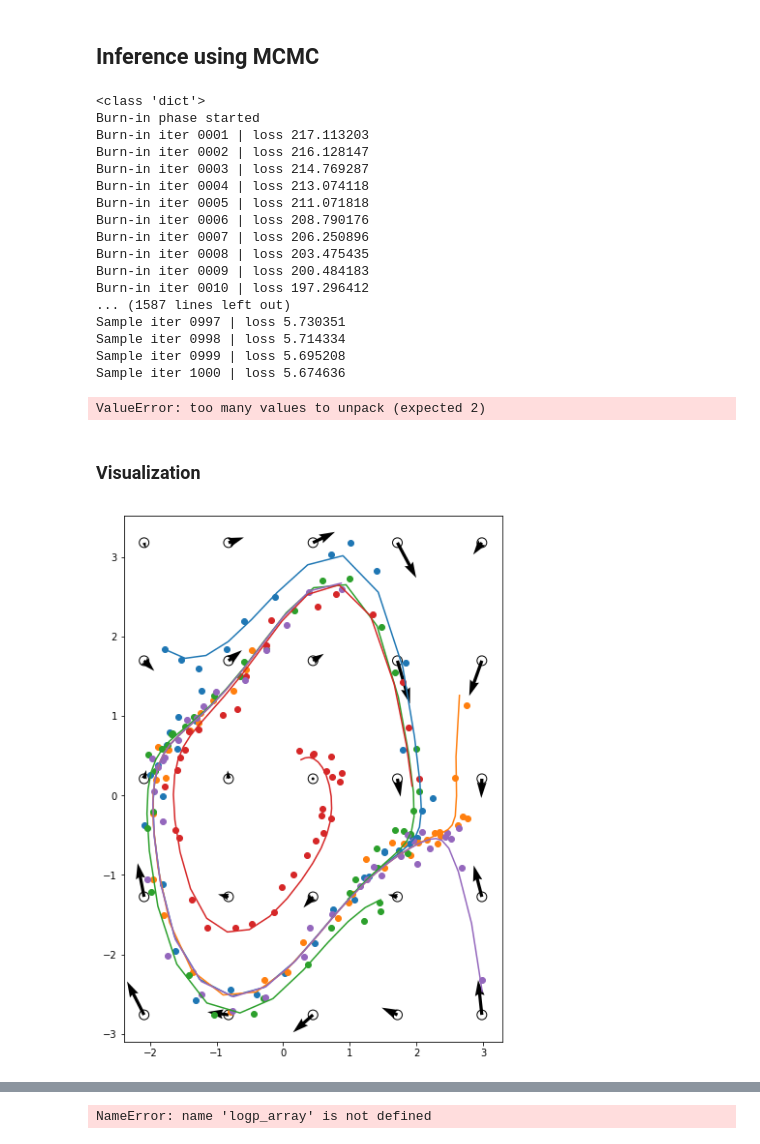
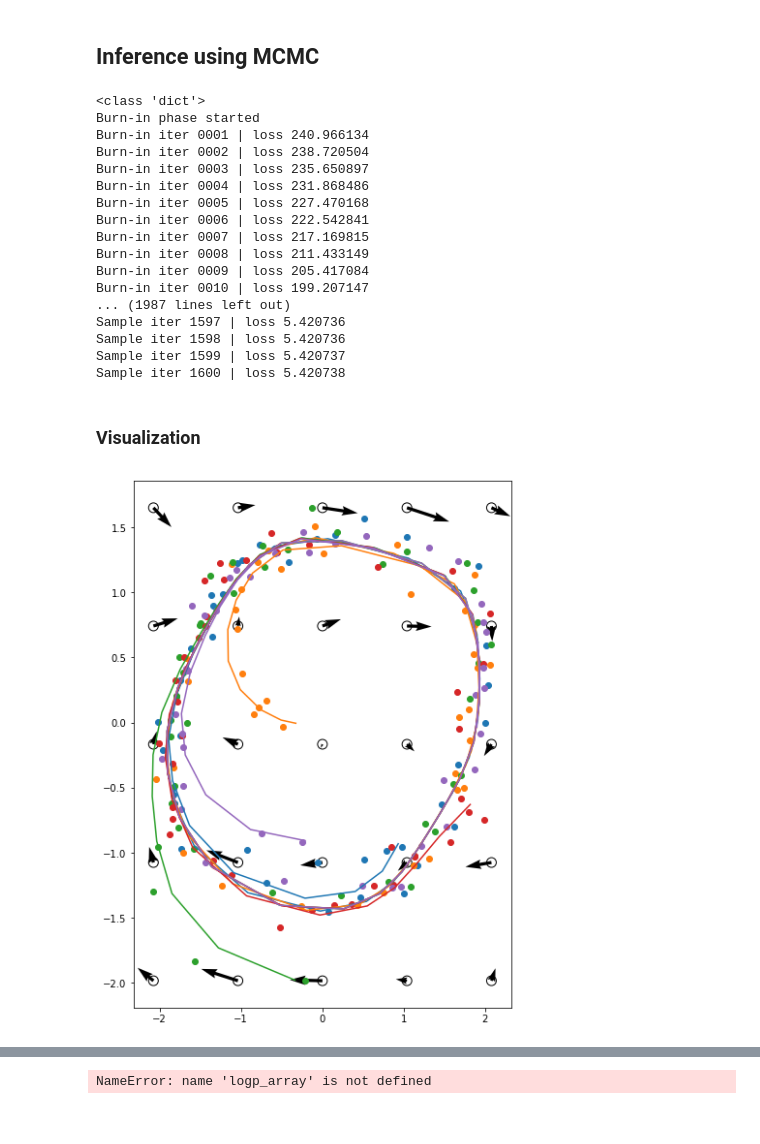
Before and after one commit to jaivardhankapoor/bayesian-ode, a Jupyter notebook: notebooks/jai/gp.ipynb, the cells around one changed output, grey strips where cells are left out. Cells and saved outputs as stored; diff of their text form; code cells hidden in the pictures.

```diff
--- a/notebooks/jai/gp.ipynb
+++ b/notebooks/jai/gp.ipynb
@@ -87,0 +83,30 @@ plt.plot(t.numpy(), X[1,:,0])
+# %%
+a = pickle.load(open('/m/home/home5/56/kapoorj1/unix/repos/bayesian-ode/data/LV.pickle', 'rb'))
+# a = pickle.load(open('/m/home/home5/56/kapoorj1/unix/repos/bayesian-ode/data/VDP.pickle', 'rb'))
+a
+# a['ODE'] = "VDP"
+# pickle.dump(a, open('/m/home/home5/56/kapoorj1/unix/repos/bayesian-ode/VDP.pickle', 'wb'))
+with torch.no_grad():
+#     X = odeint(VDP(), x0, t, method='rk4').numpy()
+    X = a['X']
+#     X = odeint(LV(), x0, t, method='rk4').numpy()
+#     X = np.transpose(X,[1,0,2])
+    Y = a['Y']
+
+
+fig, ax = plt.subplots(1,figsize=[10,10])
+# ax.annotate(r'$\dot{x}=y}$' +  '\n'  + '$\dot{y}=(1-x^2)y-x$',
+#             xy=(0.63, 0.03), xycoords='axes fraction', fontsize=24,
+#              textcoords='offset points',
+#             ha='left', va='bottom')
+# ax.annotate(r'$\dot{x}=3(x-\frac{x^3}{3}+y)}$' +  '\n'  + '$\dot{y}=(0.2-3x-0.2y)/3$',
+#             xy=(0.50, 0.03), xycoords='axes fraction', fontsize=24,
+#              textcoords='offset points',
+#             ha='left', va='bottom')
+ax.annotate(r'$\dot{x}=1.5x-xy$' +  '\n'  + '$\dot{y}=-3x+xy$',
+            xy=(0.70, 0.86), xycoords='axes fraction', fontsize=24,
+             textcoords='offset points',
+            ha='left', va='bottom')
+for i in range(X.shape[0]):
+    ax.plot(X[i,:,0],X[i,:,1],'-')
+    ax.scatter(Y[i,:,0],Y[i,:,1])
@@ -543,61 +572,61 @@ from samplers.hamiltonian import aSGHMC
 # chain, logp_array = sampler.sample(closure, burn_in=500, num_samples=100, print_loss=True, use_old_lbfgs=True, add_noise=False)
 
 itr = 0
-lr=1e-2
+lr=2e-2
 def lr_scheduler():
     global itr
     itr += 1
-#     if itr >500:
-#         return lr/np.sqrt((1+0.1*itr))
+    if itr>600:
+#         return lr/np.sqrt((1+0.03*itr))
+        return lr/((1.5)**((itr-400)//200))
     return lr
 
 sampler = aSGHMC(params, lr=lr, add_noise=True)
-chain = sampler.sample(closure, burn_in=600, num_samples=1000, print_loss=True, lr_scheduler=lr_scheduler)
+chain = sampler.sample(closure, burn_in=400, num_samples=1600, print_loss=True, lr_scheduler=lr_scheduler)
 # %% [output]
 <class 'dict'>
 Burn-in phase started
-Burn-in iter 0001 | loss 217.113203
-Burn-in iter 0002 | loss 216.128147
-Burn-in iter 0003 | loss 214.769287
-Burn-in iter 0004 | loss 213.074118
-Burn-in iter 0005 | loss 211.071818
-Burn-in iter 0006 | loss 208.790176
-Burn-in iter 0007 | loss 206.250896
-Burn-in iter 0008 | loss 203.475435
-Burn-in iter 0009 | loss 200.484183
-Burn-in iter 0010 | loss 197.296412
-... (1587 lines left out)
-Sample iter 0997 | loss 5.730351
-Sample iter 0998 | loss 5.714334
-Sample iter 0999 | loss 5.695208
-Sample iter 1000 | loss 5.674636
+Burn-in iter 0001 | loss 240.966134
+Burn-in iter 0002 | loss 238.720504
+Burn-in iter 0003 | loss 235.650897
+Burn-in iter 0004 | loss 231.868486
+Burn-in iter 0005 | loss 227.470168
+Burn-in iter 0006 | loss 222.542841
+Burn-in iter 0007 | loss 217.169815
+Burn-in iter 0008 | loss 211.433149
+Burn-in iter 0009 | loss 205.417084
+Burn-in iter 0010 | loss 199.207147
+... (1987 lines left out)
+Sample iter 1597 | loss 5.420736
+Sample iter 1598 | loss 5.420736
+Sample iter 1599 | loss 5.420737
+Sample iter 1600 | loss 5.420738
-ValueError: too many values to unpack (expected 2)
 # %% [markdown]
 ### Visualization
 # %%
-chain = sampler.samples[-200::10]
+chain = sampler.samples[-400::10]
 # plotting
 mean_U = np.mean([i[0][0][0] for i in chain if i[1]], axis=0)
 
 kreg.U.data = torch.from_numpy(mean_U)
 mean_logsn = np.mean([i[0][0][1] for i in chain if i[1]], axis=0)
 kreg.logsn.data = torch.from_numpy(mean_logsn)
 xode = odeint(kreg, x0, t).detach().numpy()
 # U = kreg.U.detach().numpy()
 U = mean_U
 Z = kreg.Z.detach().numpy()
 xode = np.transpose(xode,[1,0,2])
 
 cols = ['r','b','g','m','c','k']
 plt.figure(1,[7,10])
 plt.scatter(Z[:,0],Z[:,1],100, facecolors='none', edgecolors='k')
 plt.quiver(Z[:,0],Z[:,1],U[:,0],U[:,1],units='height',width=0.006,color='k')
 for i in range(min(6,xode.shape[0])):
     color=np.random.rand(3)
     plt.scatter(Y[i,:,0],Y[i,:,1],)
     plt.plot(xode[i,:,0],xode[i,:,1],'-')
 # %% [output]
-[figure, old version]
+[figure, new version]
 # %%
 fig, ax = plt.subplots(nrows=(min(6,xode.shape[0])+1)//2, ncols=2, figsize=(15,10))
 axes = [ax[i][j] for j in range(2) for i in range(len(ax))]
```
Also changed, not shown: parts of 9 cells of this notebook, 3 other files.
